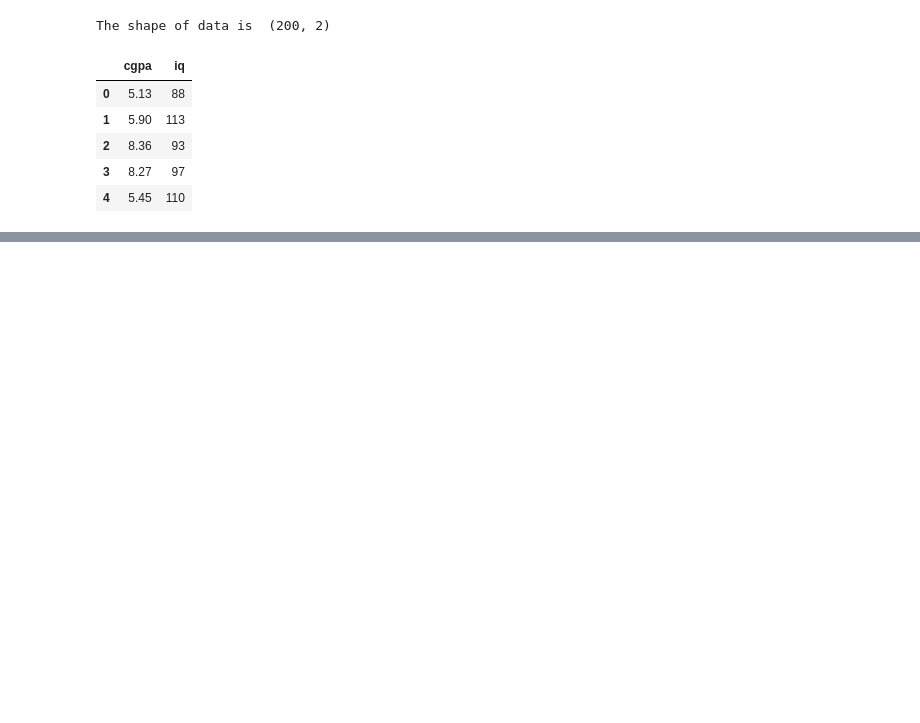
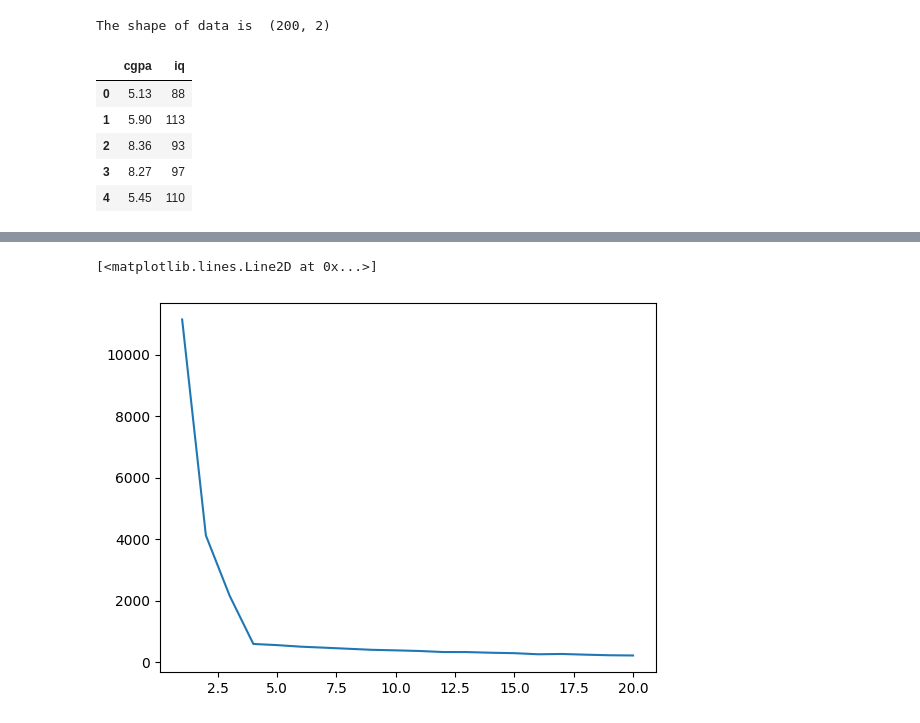
Before and after one commit to fahim-506/machine-learning-from-scratch, a Jupyter notebook: k-means_cluster/kmeans-clustering-demo.ipynb, the cells around one changed output, grey strips where cells are left out. Saved outputs shown, nothing was run; the diff lists cells and outputs as text; code cells hidden in the pictures; blank space fills up the shorter version.

```diff
--- a/k-means_cluster/kmeans-clustering-demo.ipynb
+++ b/k-means_cluster/kmeans-clustering-demo.ipynb
@@ -15,0 +85,7 @@ The shape of data is  (200, 2)
+# %%
+from sklearn.datasets import make_blobs
+
+centroids = [(-5,-5,5),(5,5,-5),(3.5,-2.5,4),(-2.5,2.5,-4)]
+cluster_std = [1,1,1,1]
+
+X,y = make_blobs(n_samples=200,cluster_std=cluster_std,centers=centroids,n_features=3,random_state=1)
@@ -15,0 +116,11 @@ The shape of data is  (200, 2)
+# %%
+wcss = []
+for i in range(1,21):
+    km = KMeans(n_clusters=i)
+    km.fit_predict(X)
+    wcss.append(km.inertia_)
+# %%
+plt.plot(range(1,21),wcss)
+# %% [output]
+[<matplotlib.lines.Line2D at 0x...>]
+[figure, added]
```
Also changed, not shown: parts of 15 cells of this notebook.
